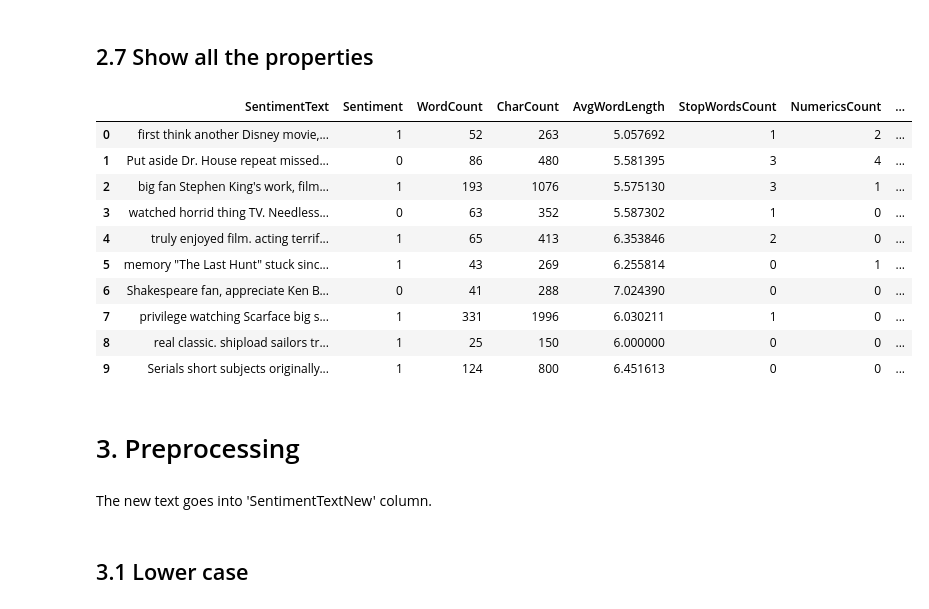
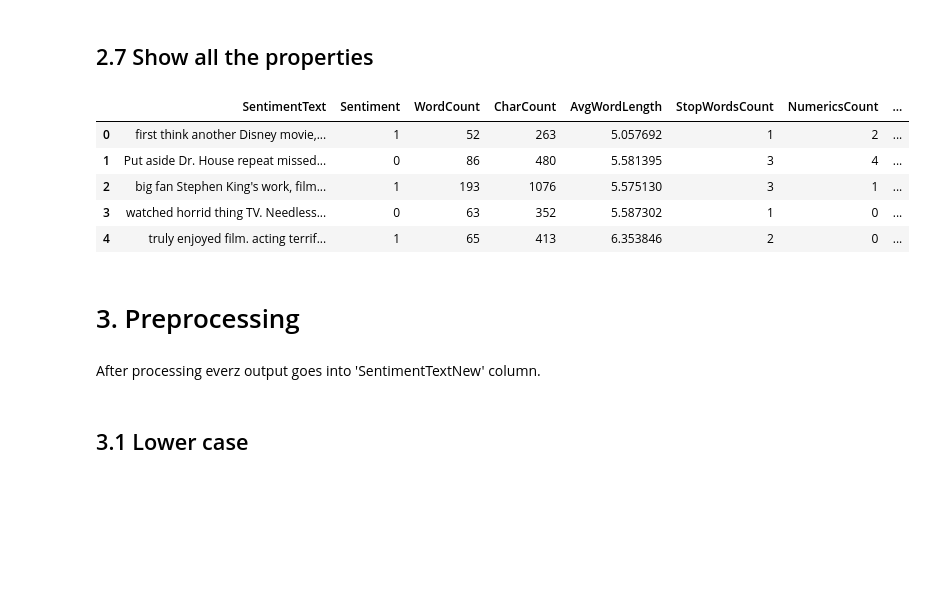
Before and after one commit to Mjauu/text-mining, a Jupyter notebook: sentiment-analysis.ipynb, the cells around one changed output. Drawn from its saved outputs; the diff is of its cells as text; code cells hidden in the pictures; blank space fills up the shorter version.

```diff
--- a/sentiment-analysis.ipynb
+++ b/sentiment-analysis.ipynb
@@ -246,23 +265,18 @@ data[['SentimentText','UppercaseCount','Sentiment']].head()
 # %% [markdown]
 ## 2.7 Show all the properties
 # %%
-data.head(10)
+data.head(5)
 # %% [output]
 |  | SentimentText | Sentiment | WordCount | CharCount | AvgWordLength | StopWordsCount | NumericsCount | ... |
 | 0 | first think another Disney movie,... | 1 | 52 | 263 | 5.057692 | 1 | 2 | ... |
 | 1 | Put aside Dr. House repeat missed... | 0 | 86 | 480 | 5.581395 | 3 | 4 | ... |
 | 2 | big fan Stephen King's work, film... | 1 | 193 | 1076 | 5.575130 | 3 | 1 | ... |
 | 3 | watched horrid thing TV. Needless... | 0 | 63 | 352 | 5.587302 | 1 | 0 | ... |
 | 4 | truly enjoyed film. acting terrif... | 1 | 65 | 413 | 6.353846 | 2 | 0 | ... |
-| 5 | memory "The Last Hunt" stuck sinc... | 1 | 43 | 269 | 6.255814 | 0 | 1 | ... |
-| 6 | Shakespeare fan, appreciate Ken B... | 0 | 41 | 288 | 7.024390 | 0 | 0 | ... |
-| 7 | privilege watching Scarface big s... | 1 | 331 | 1996 | 6.030211 | 1 | 0 | ... |
-| 8 | real classic. shipload sailors tr... | 1 | 25 | 150 | 6.000000 | 0 | 0 | ... |
-| 9 | Serials short subjects originally... | 1 | 124 | 800 | 6.451613 | 0 | 0 | ... |
 # %% [markdown]
 # 3. Preprocessing
 # %% [markdown]
-The new text goes into 'SentimentTextNew' column.
+After processing everz output goes into 'SentimentTextNew' column.
 # %% [markdown]
 ## 3.1 Lower case
 # %%
```
Also changed, not shown: parts of 11 cells of this notebook.
